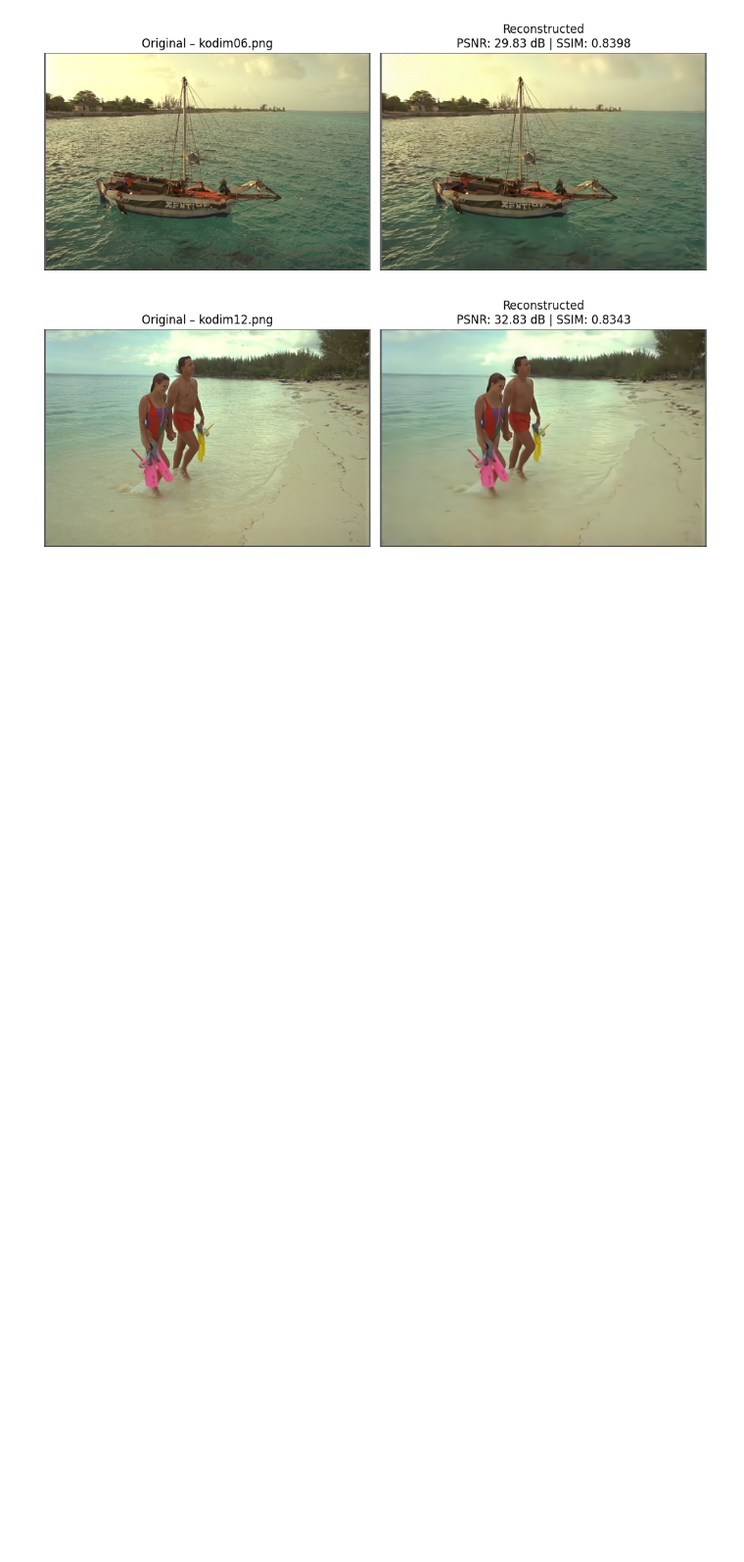
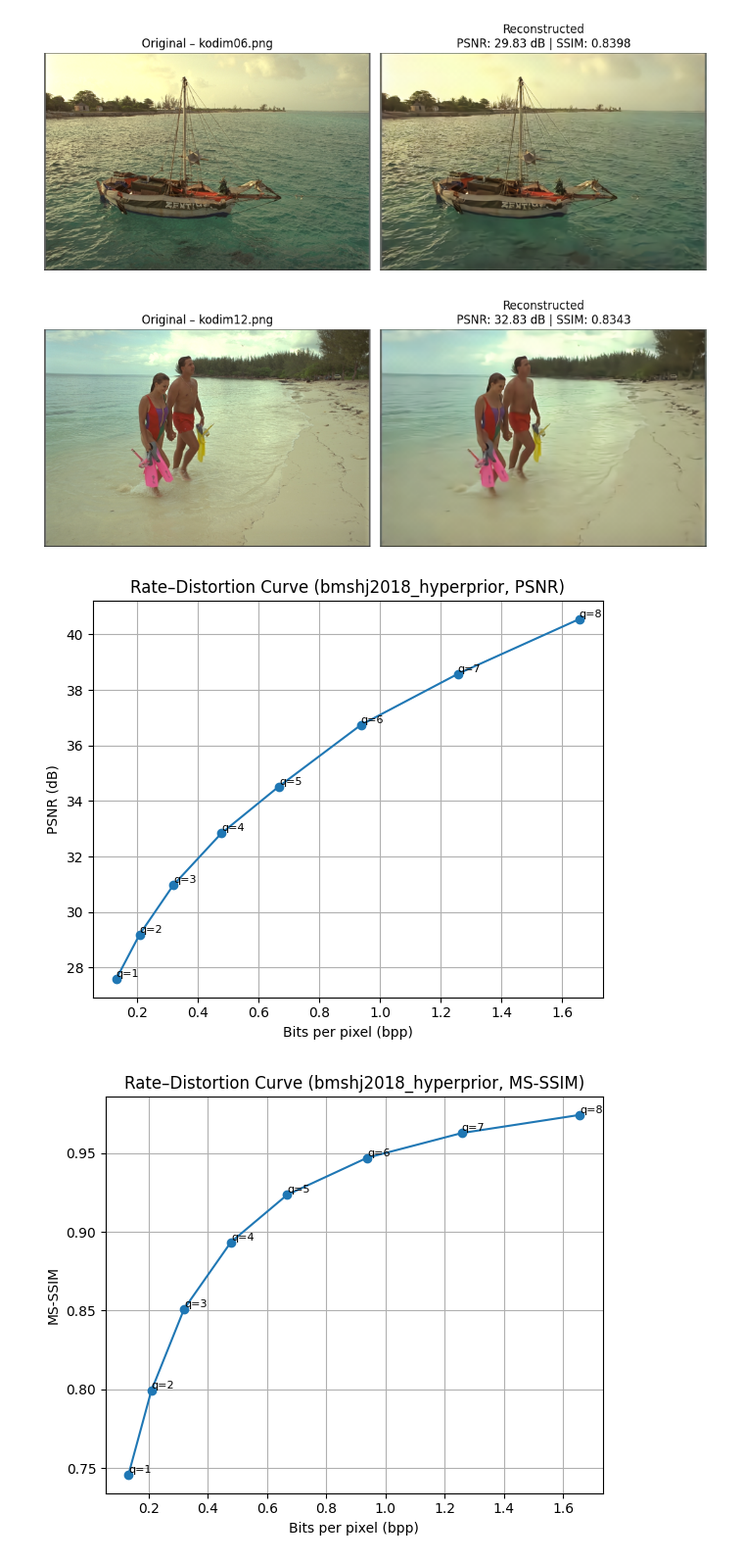
Before and after one commit to raksha-rehal/ViTs_for_Compression, a Jupyter notebook: CNN_Autoencoder.ipynb, the cells around one changed output. Shown at 98% size. Drawn from its saved outputs; the diff is of its cells as text; code cells hidden in the pictures; blank space fills up the shorter version.

```diff
--- a/CNN_Autoencoder.ipynb
+++ b/CNN_Autoencoder.ipynb
@@ -319,3 +303,42 @@ for fname in sample_imgs:
 [figure]
 [figure]
 [figure]
+# %%
+import matplotlib.pyplot as plt
+
+# sort by bpp just in case
+rd_sorted = sorted(rd_points, key=lambda d: d["bpp"])
+
+bpps    = [p["bpp"]     for p in rd_sorted]
+psnrs   = [p["psnr"]    for p in rd_sorted]
+msssims = [p["ms_ssim"] for p in rd_sorted]
+labels  = [p["quality"] for p in rd_sorted]
+
+# ---- PSNR vs bpp ----
+plt.figure(figsize=(6, 5))
+plt.plot(bpps, psnrs, marker="o")
+for x, y, q in zip(bpps, psnrs, labels):
+    plt.text(x, y, f"q={q}", fontsize=8, ha="left", va="bottom")
+
+plt.xlabel("Bits per pixel (bpp)")
+plt.ylabel("PSNR (dB)")
+plt.title("Rate–Distortion Curve (bmshj2018_hyperprior, PSNR)")
+plt.grid(True)
+plt.tight_layout()
+plt.show()
+
+# ---- MS-SSIM vs bpp (optional second graph) ----
+plt.figure(figsize=(6, 5))
+plt.plot(bpps, msssims, marker="o")
+for x, y, q in zip(bpps, msssims, labels):
+    plt.text(x, y, f"q={q}", fontsize=8, ha="left", va="bottom")
+
+plt.xlabel("Bits per pixel (bpp)")
+plt.ylabel("MS-SSIM")
+plt.title("Rate–Distortion Curve (bmshj2018_hyperprior, MS-SSIM)")
+plt.grid(True)
+plt.tight_layout()
+plt.show()
+# %% [output]
+[figure, added]
+[figure, added]
```
Also changed, not shown: parts of 2 cells of this notebook.
